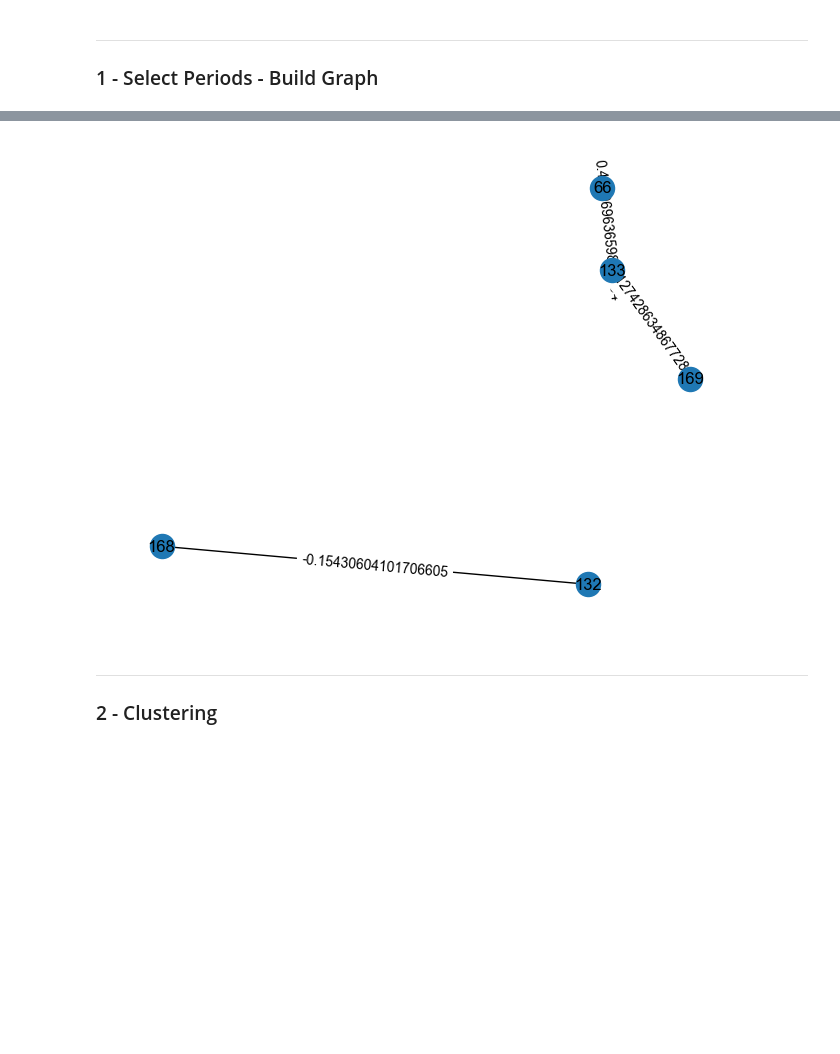
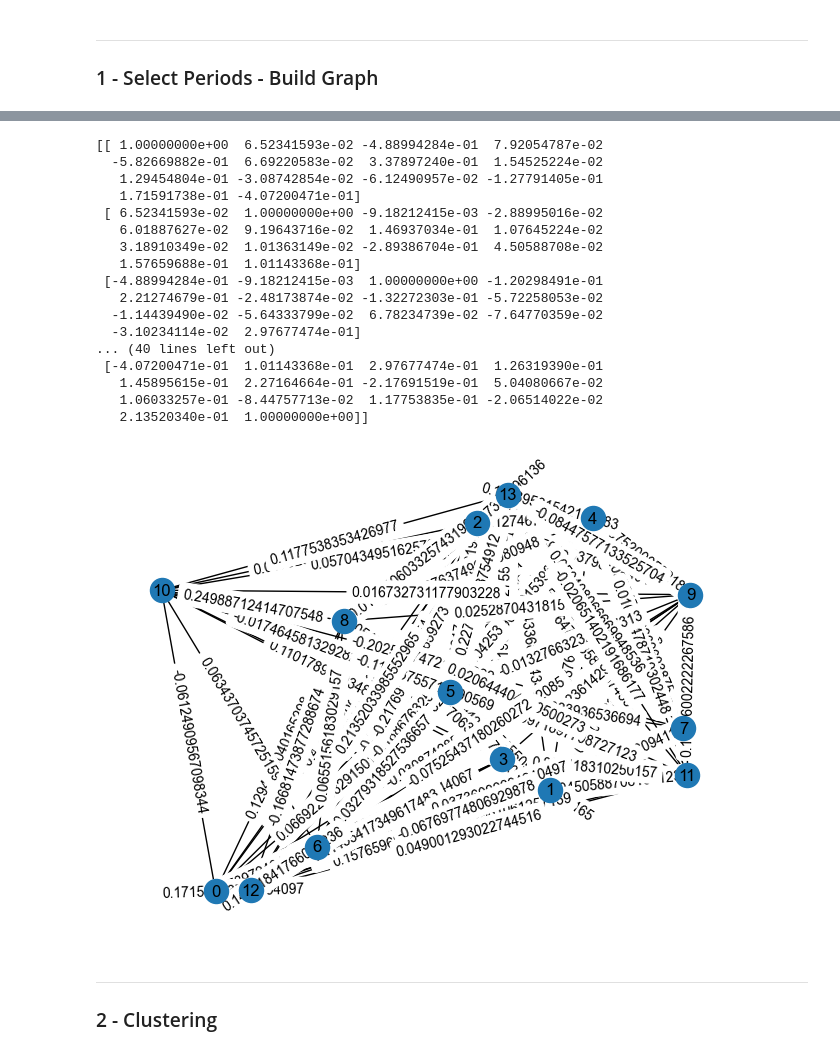
Before and after one commit to AdamZinebii/Intraday-Market-Activity-Clustering, a Jupyter notebook: examples/Louvain_clustering.ipynb, the cells around one changed output, grey strips where cells are left out. Cells and saved outputs as stored; diff of their text form; code cells hidden in the pictures; blank space fills up the shorter version.

```diff
--- a/examples/Louvain_clustering.ipynb
+++ b/examples/Louvain_clustering.ipynb
@@ -31,10 +28,10 @@ The autoreload extension is already loaded. To reload it, use:
 ### 1 - Select Periods - Build Graph
 # %%
 # Path
-data_path = os.path.relpath('../data/CAC40/FR_2009')
+data_path = os.path.relpath('../data/CAC40/FR_2013')
 
 # Load data from a JSONL file
-market = Market.loader('2009/09/01','2009/10/01', data_path)
+market = Market.loader('2013/10/01','2013/10/15', data_path)
 # %%
 # Get periods of length 15
 periods = market.get_periods(period_length=3600)
@@ -44,8 +89,25 @@ Number of periods: 264
 # %%
 # Build the graph
-state_graph = market.build_graph(periods, threshold=0.10, inter=True)
+state_graph = market.build_graph(periods, threshold=0.01, inter=True)
 # %% [output]
+[[ 1.00000000e+00  6.52341593e-02 -4.88994284e-01  7.92054787e-02
+  -5.82669882e-01  6.69220583e-02  3.37897240e-01  1.54525224e-02
+   1.29454804e-01 -3.08742854e-02 -6.12490957e-02 -1.27791405e-01
+   1.71591738e-01 -4.07200471e-01]
+ [ 6.52341593e-02  1.00000000e+00 -9.18212415e-03 -2.88995016e-02
+   6.01887627e-02  9.19643716e-02  1.46937034e-01  1.07645224e-02
+   3.18910349e-02  1.01363149e-02 -2.89386704e-01  4.50588708e-02
+   1.57659688e-01  1.01143368e-01]
+ [-4.88994284e-01 -9.18212415e-03  1.00000000e+00 -1.20298491e-01
+   2.21274679e-01 -2.48173874e-02 -1.32272303e-01 -5.72258053e-02
+  -1.14439490e-02 -5.64333799e-02  6.78234739e-02 -7.64770359e-02
+  -3.10234114e-02  2.97677474e-01]
+... (40 lines left out)
+ [-4.07200471e-01  1.01143368e-01  2.97677474e-01  1.26319390e-01
+   1.45895615e-01  2.27164664e-01 -2.17691519e-01  5.04080667e-02
+   1.06033257e-01 -8.44757713e-02  1.17753835e-01 -2.06514022e-02
+   2.13520340e-01  1.00000000e+00]]
-[figure, old version]
+[figure, new version]
 # %% [markdown]
 ---
 ### 2 - Clustering
```
Also changed, not shown: parts of 7 cells of this notebook, 3 other files.
